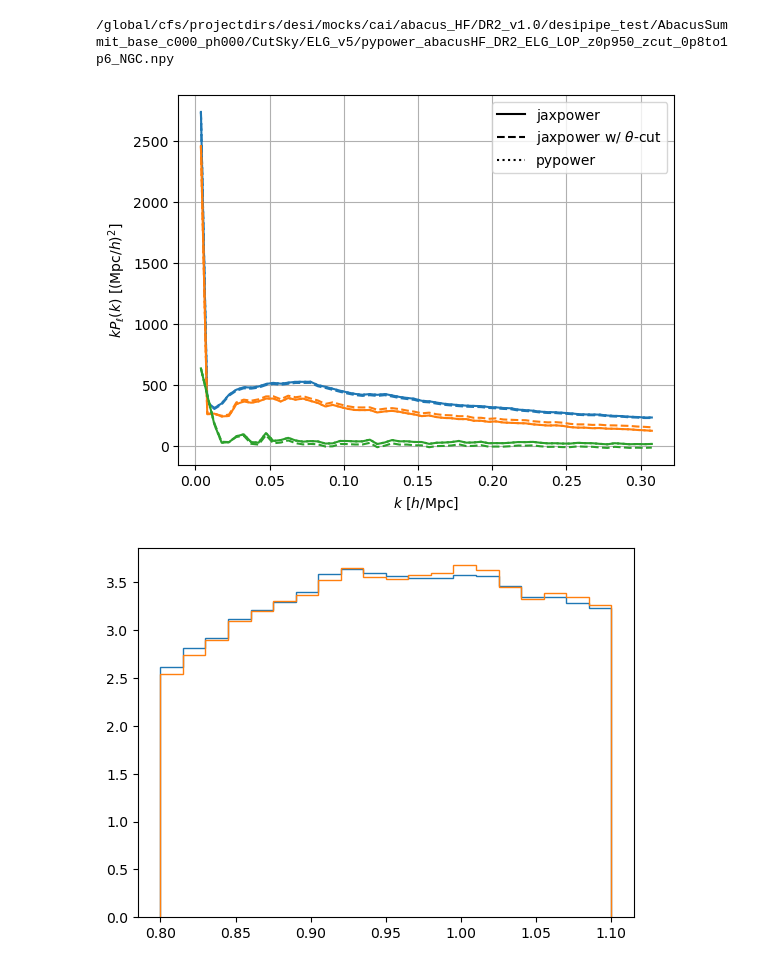
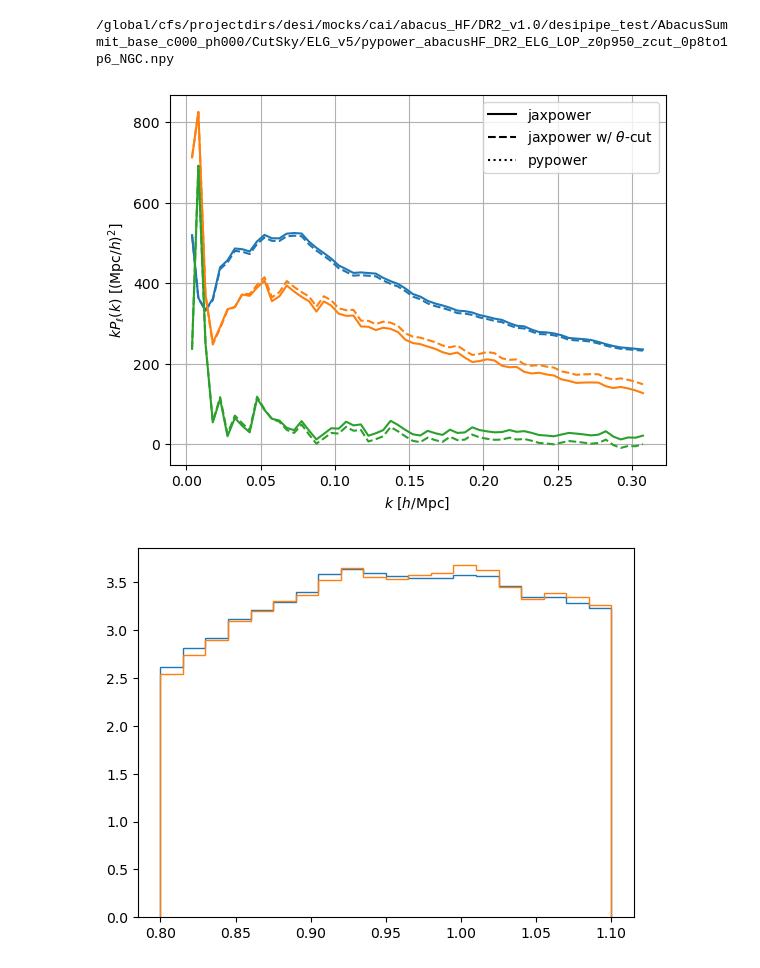
Before and after one commit to adematti/jax-power, a Jupyter notebook: scripts/abacus_hf.ipynb, the cells around one changed output. Saved outputs shown, nothing was run; the diff lists cells and outputs as text; code cells hidden in the pictures.

```diff
--- a/scripts/abacus_hf.ipynb
+++ b/scripts/abacus_hf.ipynb
@@ -3,42 +3,42 @@ from pathlib import Path
 from matplotlib import pyplot as plt
 
 import numpy as np
 
 from pypower import PowerSpectrumMultipoles
 from jaxpower import Spectrum2Poles
 
 from abacus_hf import get_measurement_fn
 
 imock = 0
 rebin = 5
-region = 'NGC'
-print(get_measurement_fn(imock=imock, region=region, kind='pypower'))
-pypower = PowerSpectrumMultipoles.load(get_measurement_fn(imock=imock, region=region, kind='pypower'))
-pypower = pypower[:pypower.shape[0] // rebin * rebin:rebin]
-spectrum = Spectrum2Poles.load(get_measurement_fn(imock=imock, region=region, kind='mesh2spectrum')).slice(slice(0, None, rebin))
-spectrum_thetacut = Spectrum2Poles.load(get_measurement_fn(imock=imock, region=region, kind='mesh2spectrum_thetacut')).slice(slice(0, None, rebin))
+catalog_args = dict(region='NGC', tracer='ELG_LOP', zrange=(0.8, 1.1))
+print(get_measurement_fn(imock=imock, **catalog_args, kind='pypower'))
+#pypower = PowerSpectrumMultipoles.load(get_measurement_fn(imock=imock, region=region, kind='pypower'))
+#pypower = pypower[:pypower.shape[0] // rebin * rebin:rebin]
+spectrum = Spectrum2Poles.load(get_measurement_fn(imock=imock, **catalog_args, kind='mesh2spectrum')).slice(slice(0, None, rebin))
+spectrum_thetacut = Spectrum2Poles.load(get_measurement_fn(imock=imock, **catalog_args, kind='mesh2spectrum_thetacut')).slice(slice(0, None, rebin))
 
 kmin = 0.
 ax = plt.gca()
 ax.plot([], [], color='k', linestyle='-', label='jaxpower')
 ax.plot([], [], color='k', linestyle='--', label=r'jaxpower w/ $\theta$-cut')
 ax.plot([], [], color='k', linestyle=':', label=r'pypower')
 for ill, ell in enumerate(spectrum.projs):
     color = 'C{:d}'.format(ill)
     k = spectrum.x(projs=ell)
     mask = k > kmin
     ax.plot(k[mask], k[mask] * spectrum.view(projs=ell).real[mask], color=color, linestyle='-')
     ax.plot(k[mask], k[mask] * spectrum_thetacut.view(projs=ell).real[mask], color=color, linestyle='--')
-    mask = pypower.k > kmin
-    ax.plot(pypower.k[mask], pypower.k[mask] * pypower(ell=ell, complex=False)[mask], color=color, linestyle=':')
+    #mask = pypower.k > kmin
+    #ax.plot(pypower.k[mask], pypower.k[mask] * pypower(ell=ell, complex=False)[mask], color=color, linestyle=':')
 ax.set_xlabel(r'$k$ [$h/\mathrm{Mpc}$]')
 ax.set_ylabel(r'$k P_{\ell}(k)$ [$(\mathrm{Mpc}/h)^{2}$]')
 ax.legend()
 ax.grid(True)
 plt.show()
 # %% [output]
 /global/cfs/projectdirs/desi/mocks/cai/abacus_HF/DR2_v1.0/desipipe_test/AbacusSummit_base_c000_ph000/CutSky/ELG_v5/pypower_abacusHF_DR2_ELG_LOP_z0p950_zcut_0p8to1p6_NGC.npy
-[figure, old version]
+[figure, new version]
 # %%
 from abacus_hf import get_clustering_rdzw, get_data_fn, get_randoms_fn
 
```
Also changed, not shown: parts of 1 cell of this notebook, 6 other files.
